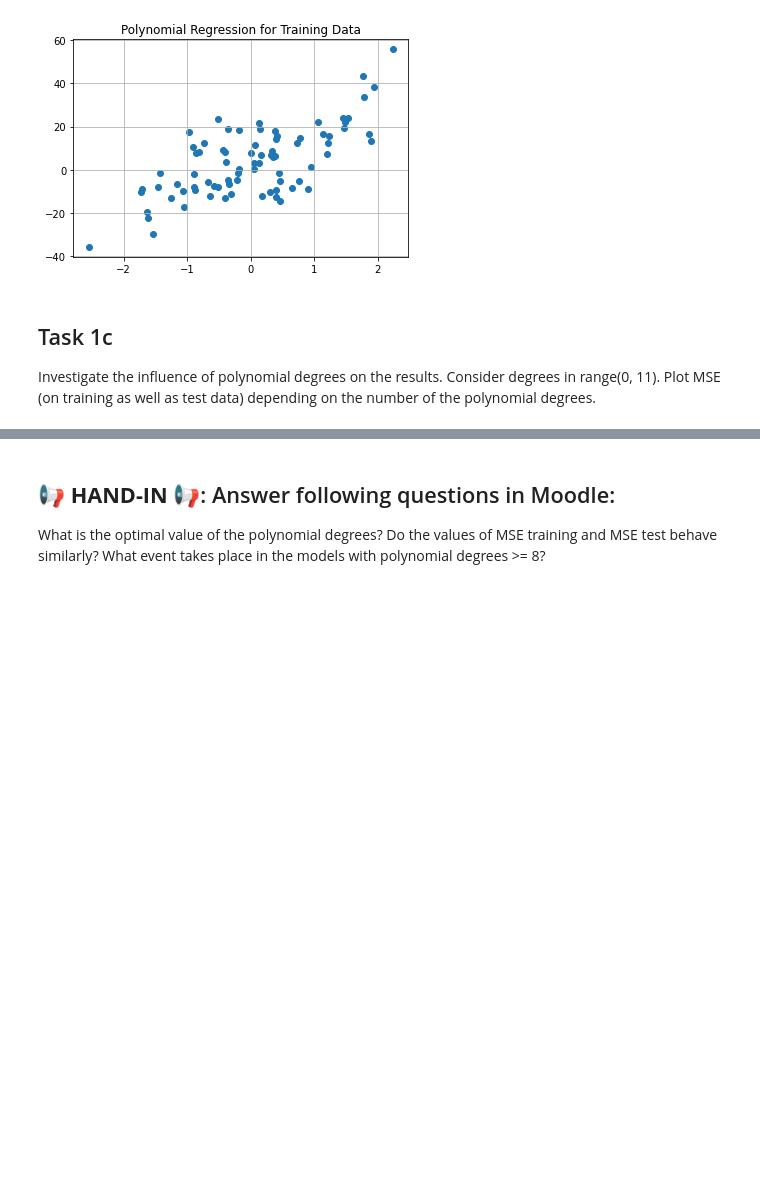
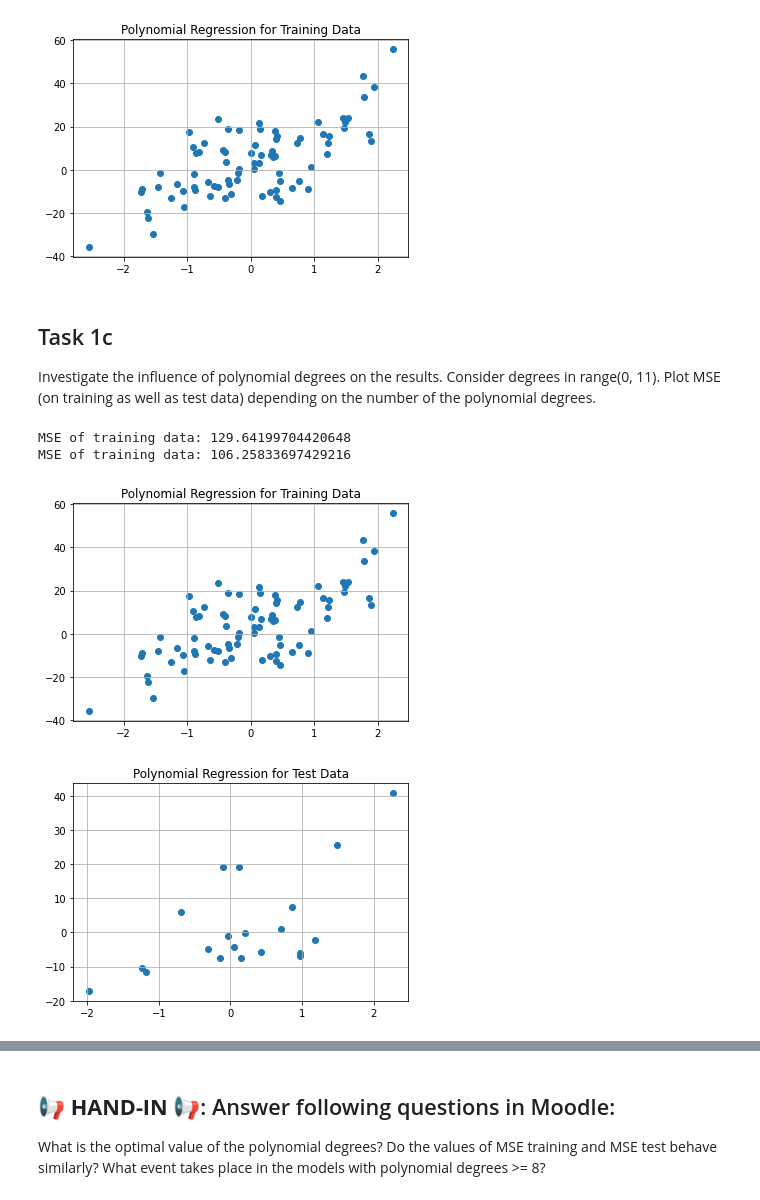
Before and after one commit to ArmandoShala/mldm_hs22, a Jupyter notebook: labs/L04_Polynomial_and_Logistic_Regression_LAB_ASSIGNMENT.ipynb, the cells around one changed output, grey strips where cells are left out. Cells and saved outputs as stored; diff of their text form; code cells hidden in the pictures; blank space fills up the shorter version.

```diff
--- a/labs/L04_Polynomial_and_Logistic_Regression_LAB_ASSIGNMENT.ipynb
+++ b/labs/L04_Polynomial_and_Logistic_Regression_LAB_ASSIGNMENT.ipynb
@@ -144,3 +144,37 @@ plt.show()
 # %% [markdown]
 ## Task 1c
 Investigate the influence of polynomial degrees on the results. Consider degrees in range(0, 11). Plot MSE (on training as well as test data) depending on the number of the polynomial degrees.
+# %%
+def plot_polynomial_degree(degree):
+    poly = PolynomialFeatures(degree=degree)
+    transformed_train = poly.fit_transform(X_train)
+    lr_polynomial_data_train = LinearRegression().fit(transformed_train, y_train)
+    predict_polynomial_data_train = lr_polynomial_data_train.predict(transformed_train)
+    mse_train_poly = mean_squared_error(y_train, predict_polynomial_data_train)
+
+    transformed_test = poly.fit_transform(X_test)
+    lr_polynomial_data_test = LinearRegression().fit(transformed_test, y_test)
+    predict_polynomial_data_test = lr_polynomial_data_test.predict(transformed_test)
+    mse_test_poly = mean_squared_error(y_test, predict_polynomial_data_test)
+
+    print(f"MSE of training data: {mse_train_poly}")
+    print(f"MSE of training data: {mse_test_poly}")
+
+    plt.figure(3)
+    plt.title("Polynomial Regression for Training Data")
+    plt.scatter(X_train, y_train)
+    plt.grid()
+    plt.show()
+
+    plt.figure(4)
+    plt.title("Polynomial Regression for Test Data")
+    plt.scatter(X_test, y_test)
+    plt.grid()
+    plt.show()
+
+plot_polynomial_degree(2)
+# %% [output]
+MSE of training data: 129.64199704420648
+MSE of training data: 106.25833697429216
+[figure, added]
+[figure, added]
```
Also changed, not shown: parts of 6 cells of this notebook.
